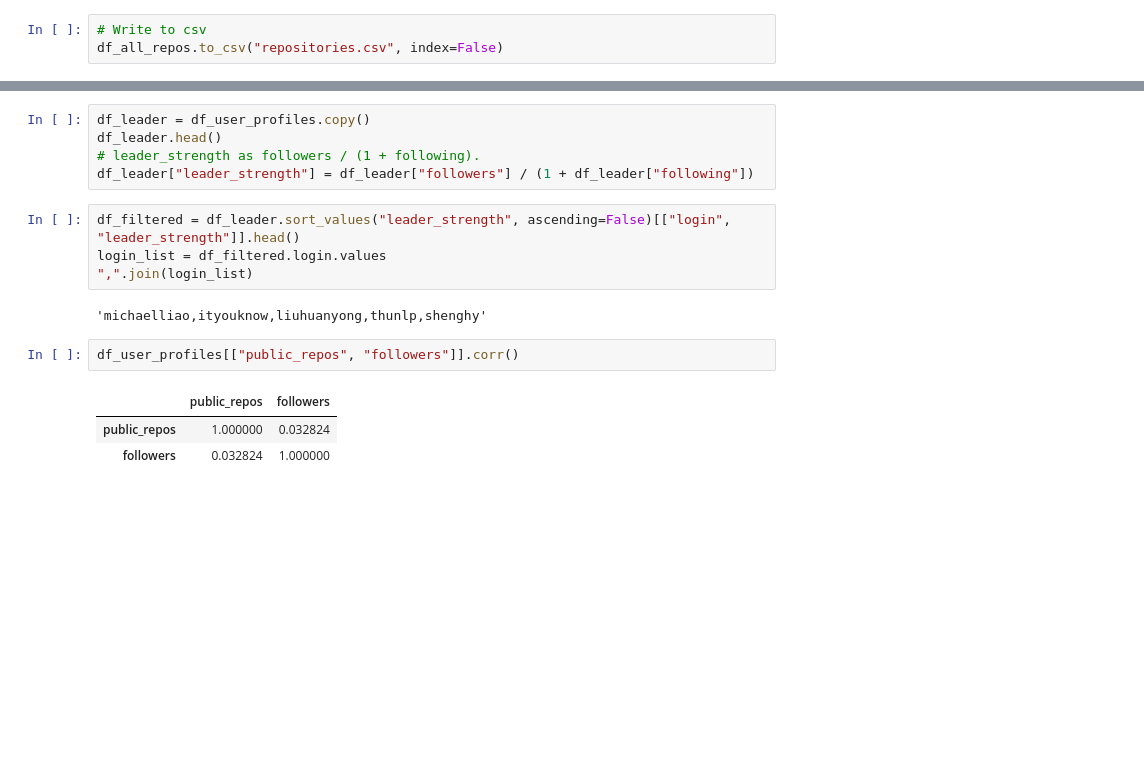
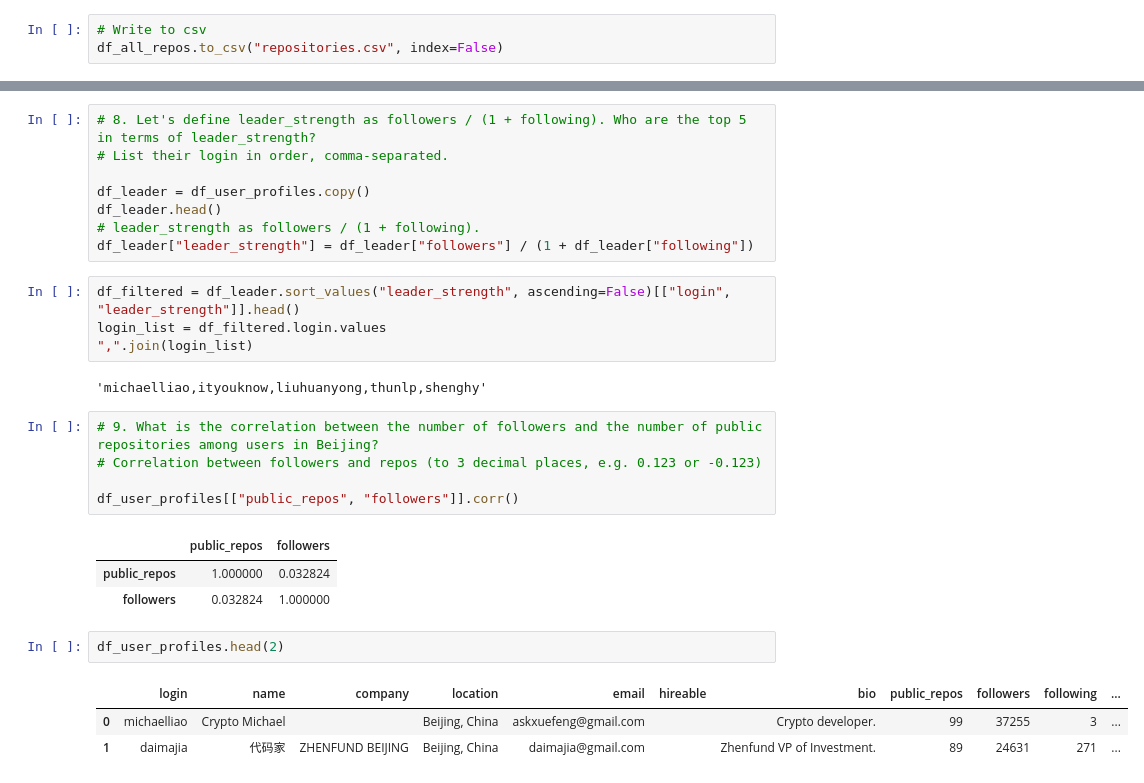
Before and after one commit to tuxdna/tds-project1, a Jupyter notebook: notebook.ipynb, the cells around one changed output, grey strips where cells are left out. Saved outputs shown, nothing was run; the diff lists cells and outputs as text; blank space fills up the shorter version.

```diff
--- a/notebook.ipynb
+++ b/notebook.ipynb
@@ -452,4 +460,7 @@ df_all_repos.groupby("language")["stargazers_count"].mean().reset_index().sort_v
 # %%
+# 8. Let's define leader_strength as followers / (1 + following). Who are the top 5 in terms of leader_strength?
+# List their login in order, comma-separated.
+
 df_leader = df_user_profiles.copy()
 df_leader.head()
 # leader_strength as followers / (1 + following).
@@ -461,8 +472,17 @@ login_list = df_filtered.login.values
 # %% [output]
 'michaelliao,ityouknow,liuhuanyong,thunlp,shenghy'
 # %%
+# 9. What is the correlation between the number of followers and the number of public repositories among users in Beijing?
+# Correlation between followers and repos (to 3 decimal places, e.g. 0.123 or -0.123)
+
 df_user_profiles[["public_repos", "followers"]].corr()
 # %% [output]
 |  | public_repos | followers |
 | public_repos | 1.000000 | 0.032824 |
 | followers | 0.032824 | 1.000000 |
+# %%
+df_user_profiles.head(2)
+# %% [output]
+|  | login | name | company | location | email | hireable | bio | public_repos | followers | following | ... |
+| 0 | michaelliao | Crypto Michael |  | Beijing, China | askxuefeng@gmail.com |  | Crypto developer. | 99 | 37255 | 3 | ... |
+| 1 | daimajia | 代码家 | ZHENFUND BEIJING | Beijing, China | daimajia@gmail.com |  | Zhenfund VP of Investment. | 89 | 24631 | 271 | ... |
```
Also changed, not shown: parts of 29 cells of this notebook, 3 other files.
